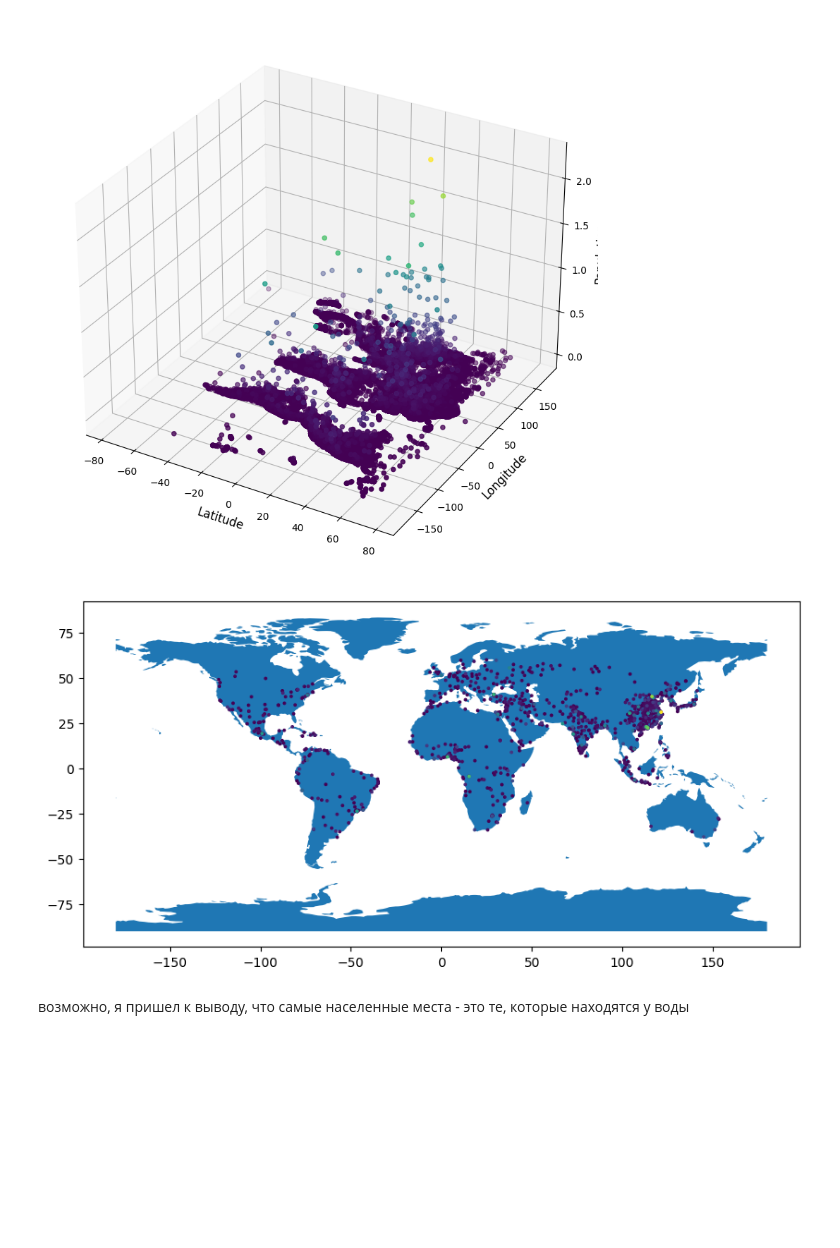
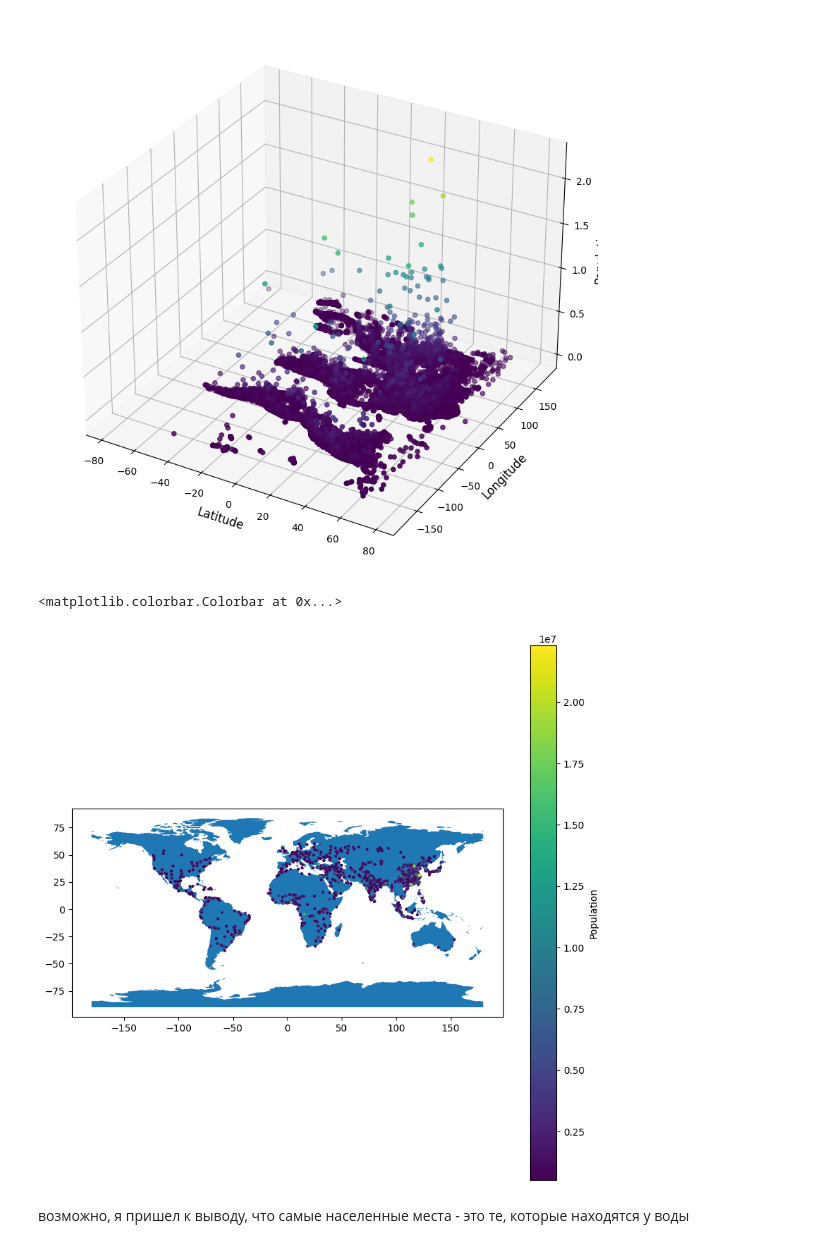
Before and after one commit to varushchi/data_analysis_python, a Jupyter notebook: kursach/main.ipynb, the cells around one changed output. Cells and saved outputs as stored; diff of their text form; code cells hidden in the pictures; blank space fills up the shorter version.

Commit message:
added colorbar

```diff
--- a/kursach/main.ipynb
+++ b/kursach/main.ipynb
@@ -53,17 +53,22 @@ plt.show()
 # %%
 from shapely.geometry import Point
 import geopandas as gpd
 from geopandas import GeoDataFrame
 import geodatasets
 
 # get 1000 mosty populated places
 df = myDf[-1000:]
 
 geometry = [Point(xy) for xy in zip(df['Longitude'], df['Latitude'])]
 gdf = GeoDataFrame(df, geometry=geometry)
 world = gpd.read_file(geodatasets.data.naturalearth.land['url'])
-gdf.plot(ax=world.plot(figsize=(10, 10)), marker='o', c=df['Population'], markersize=3);
+# gdf.plot(ax=world.plot(figsize=(10, 10)), marker='o', c=df['Population'], markersize=3);
+
+world.plot(figsize=(10, 10))
+plt.scatter(x=df['Longitude'], y=df['Latitude'], c=df['Population'], s=4)
+plt.colorbar(label='Population')
 # %% [output]
+<matplotlib.colorbar.Colorbar at 0x...>
-[figure, old version]
+[figure, new version]
 # %% [markdown]
 возможно, я пришел к выводу, что самые населенные места - это те, которые находятся у воды
```
